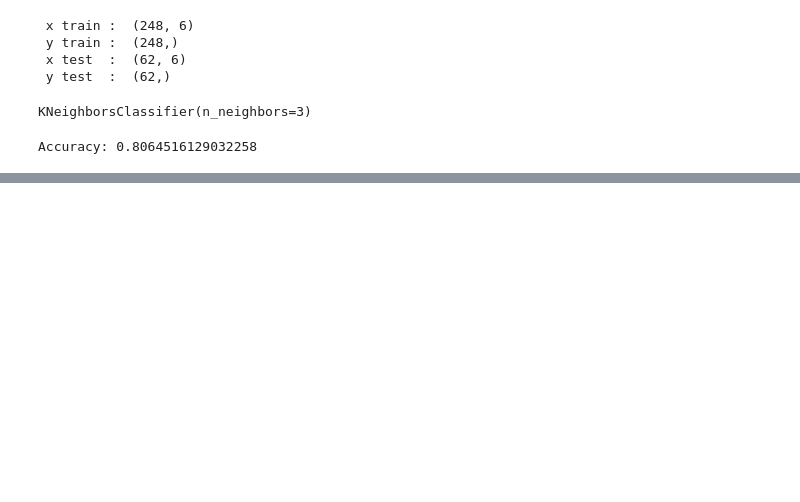
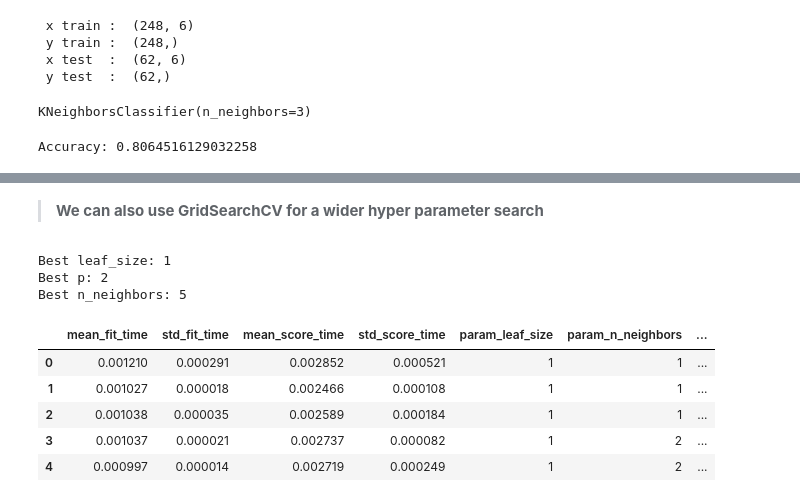
Before and after one commit to nishantkapps/aiml-projects, a Jupyter notebook: Supervised_Learning.ipynb, the cells around one changed output, grey strips where cells are left out. Cells and saved outputs as stored; diff of their text form; code cells hidden in the pictures; blank space fills up the shorter version.

```diff
--- a/Supervised_Learning.ipynb
+++ b/Supervised_Learning.ipynb
@@ -270,0 +384,29 @@ Accuracy: 0.8064516129032258
+# %% [markdown]
+> **We can also use GridSearchCV for a wider hyper parameter search**
+# %%
+l = np.arange(1,50) # Leaf Size ( leaf_size   )
+k = np.arange(1,10) # Neighbors ( n_neighbors )
+p = np.arange(1,4)  # P(Manhattan - 1, Euclidean - 2) ( p )
+
+hyp = {"leaf_size" : l, "n_neighbors" : k, "p" : p}
+knntune = KNeighborsClassifier()
+clf = GridSearchCV(knntune, hyp)
+tunedmodel = clf.fit(x_train, y_train)
+# %%
+print('Best leaf_size:', tunedmodel.best_estimator_.get_params()['leaf_size'])
+print('Best p:', tunedmodel.best_estimator_.get_params()['p'])
+print('Best n_neighbors:', tunedmodel.best_estimator_.get_params()['n_neighbors'])
+# %% [output]
+Best leaf_size: 1
+Best p: 2
+Best n_neighbors: 5
+# %%
+results = pd.DataFrame(tunedmodel.cv_results_)
+results.head()
+# %% [output]
+|  | mean_fit_time | std_fit_time | mean_score_time | std_score_time | param_leaf_size | param_n_neighbors | ... |
+| 0 | 0.001210 | 0.000291 | 0.002852 | 0.000521 | 1 | 1 | ... |
+| 1 | 0.001027 | 0.000018 | 0.002466 | 0.000108 | 1 | 1 | ... |
+| 2 | 0.001038 | 0.000035 | 0.002589 | 0.000184 | 1 | 1 | ... |
+| 3 | 0.001037 | 0.000021 | 0.002737 | 0.000082 | 1 | 2 | ... |
+| 4 | 0.000997 | 0.000014 | 0.002719 | 0.000249 | 1 | 2 | ... |
```
Also changed, not shown: parts of 29 cells of this notebook.
